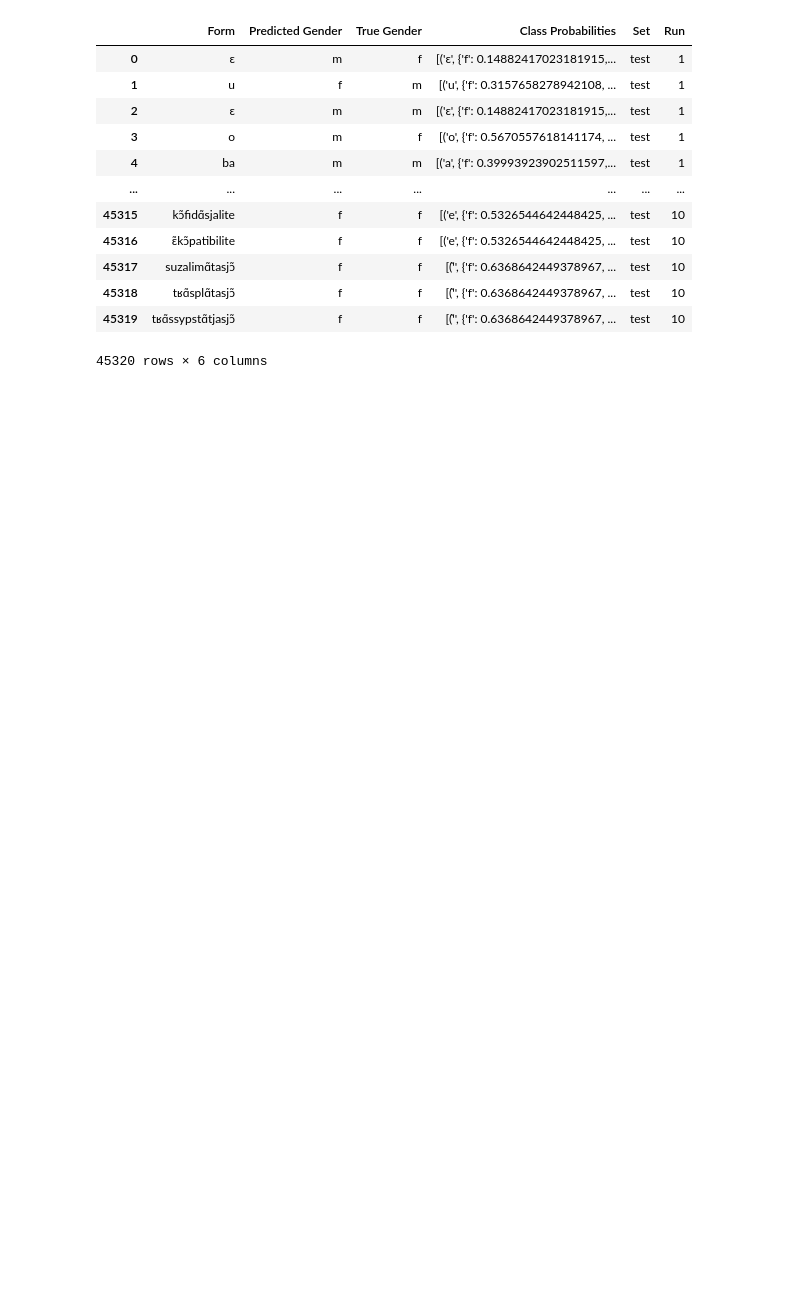
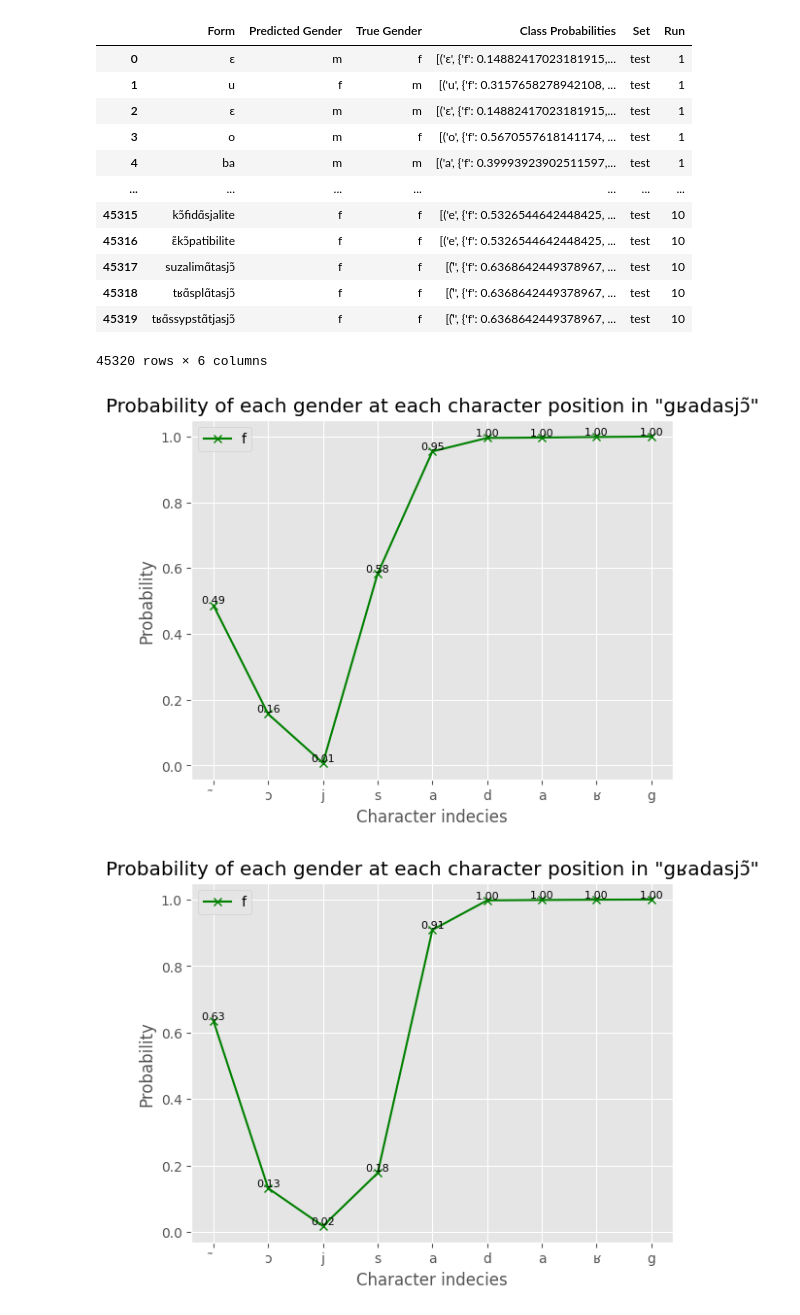
Before and after one commit to obonami/gender_prediction, a Jupyter notebook: src/analysis.ipynb, the cells around one changed output. Cells and saved outputs as stored; diff of their text form; code cells hidden in the pictures; blank space fills up the shorter version.

Commit message:
improved plots

```diff
--- a/src/analysis.ipynb
+++ b/src/analysis.ipynb
@@ -309,3 +316,8 @@ phon_preds_x10
 | 45318 | tʁɑ̃splɑ̃tasjɔ̃ | f | f | [('̃', {'f': 0.6368642449378967, ... | test | 10 |
 | 45319 | tʁɑ̃ssypstɑ̃tjasjɔ̃ | f | f | [('̃', {'f': 0.6368642449378967, ... | test | 10 |
 45320 rows × 6 columns
+# %%
+view_plateau('gʁadasjɔ̃', phon_preds_x10, binary=True)
+# %% [output]
+[figure, added]
+[figure, added]
```
Also changed, not shown: parts of 5 cells of this notebook, 1 other file.
